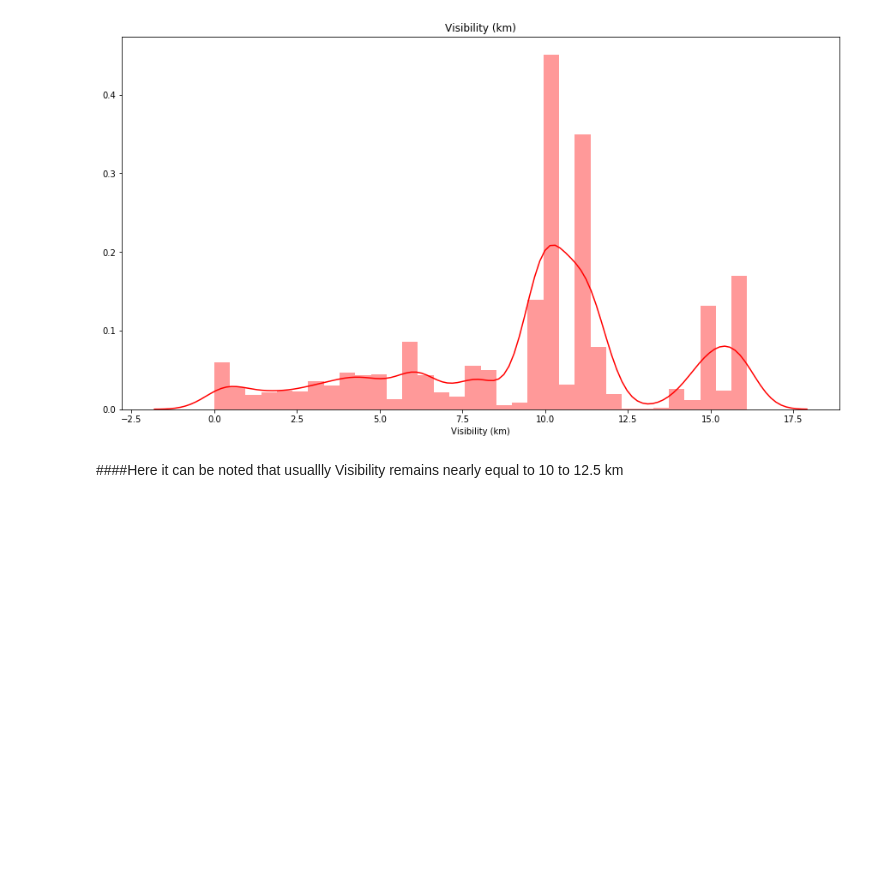
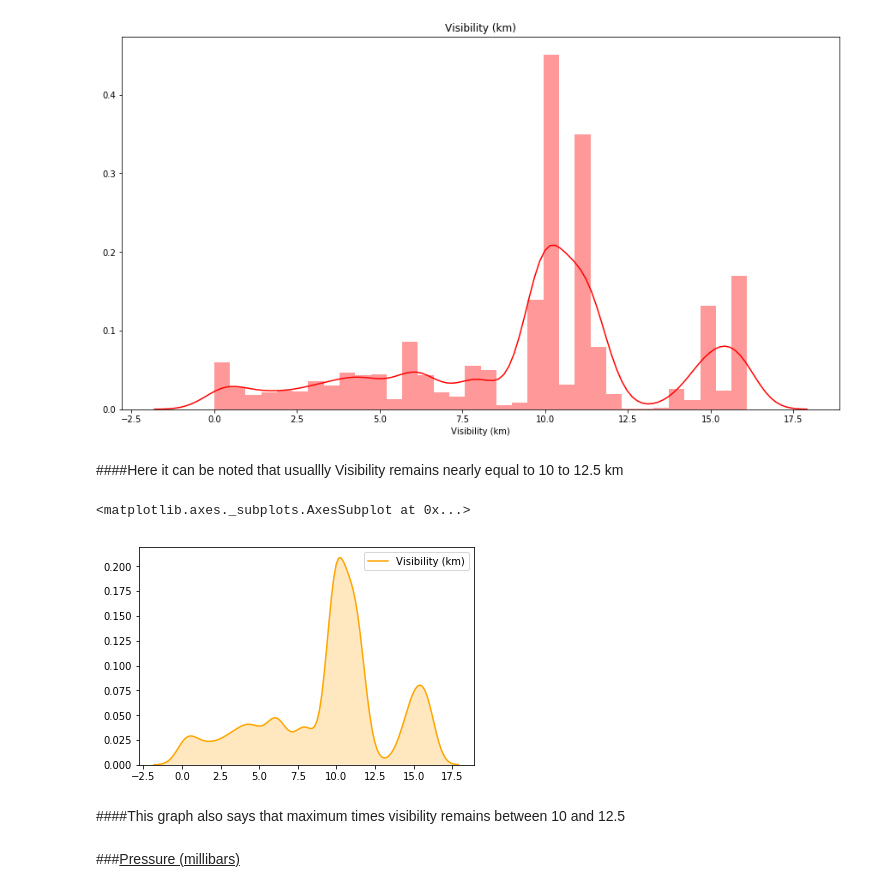
Before and after one commit to Akshay2224/Apparent-Temperature, a Jupyter notebook: Apparent_Temp_Project.ipynb, the cells around one changed output. Saved outputs shown, nothing was run; the diff lists cells and outputs as text; code cells hidden in the pictures; blank space fills up the shorter version.

```diff
--- a/Apparent_Temp_Project.ipynb
+++ b/Apparent_Temp_Project.ipynb
@@ -537,3 +526,15 @@ Text(0.5, 1.0, 'Visibility (km)')
 [figure]
 # %% [markdown]
 ####Here it can be noted that usuallly Visibility remains nearly equal to 10 to 12.5 km
+# %%
+sns.kdeplot(df['Visibility (km)'],shade=True,color='orange')
+#plt.subplots(figsize=(10,10))
+#plt.hist(, bins = 180,color = 'orange', edgecolor = 'black')
+#plt.show()
+# %% [output]
+<matplotlib.axes._subplots.AxesSubplot at 0x...>
+[figure, added]
+# %% [markdown]
+####This graph also says that maximum times  visibility remains between 10 and  12.5
+# %% [markdown]
+###<u>Pressure (millibars)<u/>
```
Also changed, not shown: parts of 23 cells of this notebook.
